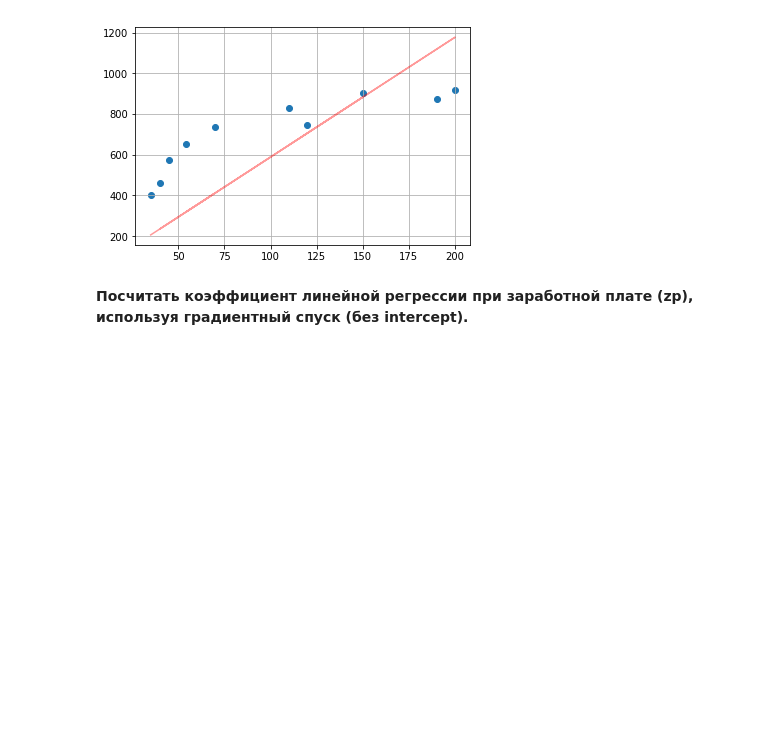
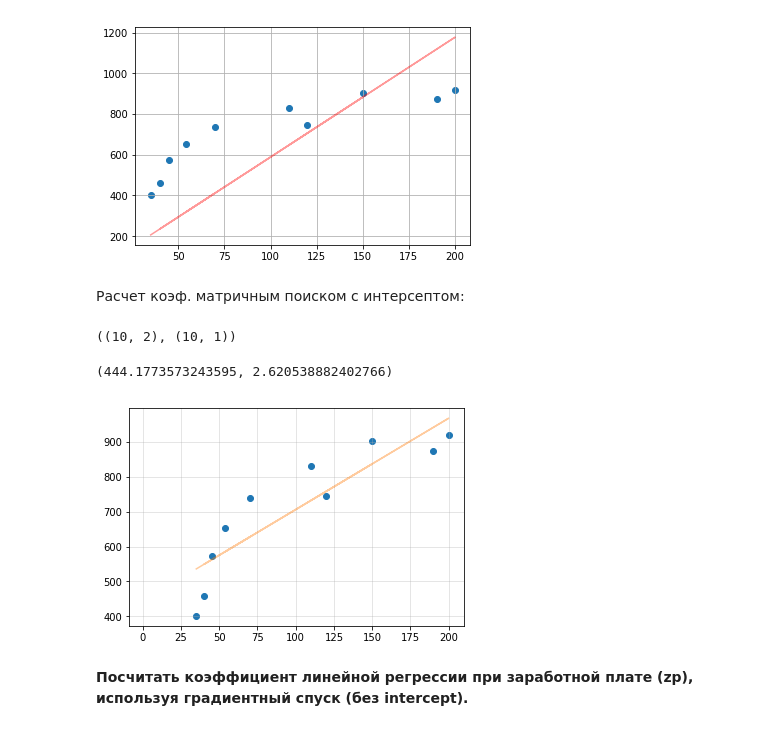
Before and after one commit to Triumrus/Probability-theory, a Jupyter notebook: Матстат_les07.ipynb, the cells around one changed output. Drawn from its saved outputs; the diff is of its cells as text; code cells hidden in the pictures; blank space fills up the shorter version.

```diff
--- a/Матстат_les07.ipynb
+++ b/Матстат_les07.ipynb
@@ -67,6 +71,36 @@ plt.grid()
 plt.show()
 # %% [output]
 [figure]
+# %% [markdown]
+Расчет коэф. матричным поиском с интерсептом:
+# %%
+X3 = X.reshape(10, 1)
+y3 = y.reshape(10, 1)
+
+X3 = np.hstack([np.ones((10,1)), X3])
+
+X3.shape, y3.shape
+# %% [output]
+((10, 2), (10, 1))
+# %%
+y_pred = np.dot(np.linalg.inv(np.dot(X3.T, X3)), X3.T @ y3)
+# %%
+B0 = y_pred[0,0]
+B1 = y_pred[1,0]
+
+B0, B1
+# %% [output]
+(444.1773573243595, 2.620538882402766)
+# %%
+plt.scatter(x, y)
+
+# Plot with intercept. Coefficients B0, B1 matrix searched
+plt.plot(X3, B0 + B1 * X3, alpha=0.4)
+
+plt.grid(alpha=0.4)
+plt.show()
+# %% [output]
+[figure, added]
 # %% [markdown]
 **Посчитать коэффициент линейной регрессии при заработной плате (zp), используя градиентный спуск (без intercept).**
 # %%
```
Also changed, not shown: parts of 3 cells of this notebook.
